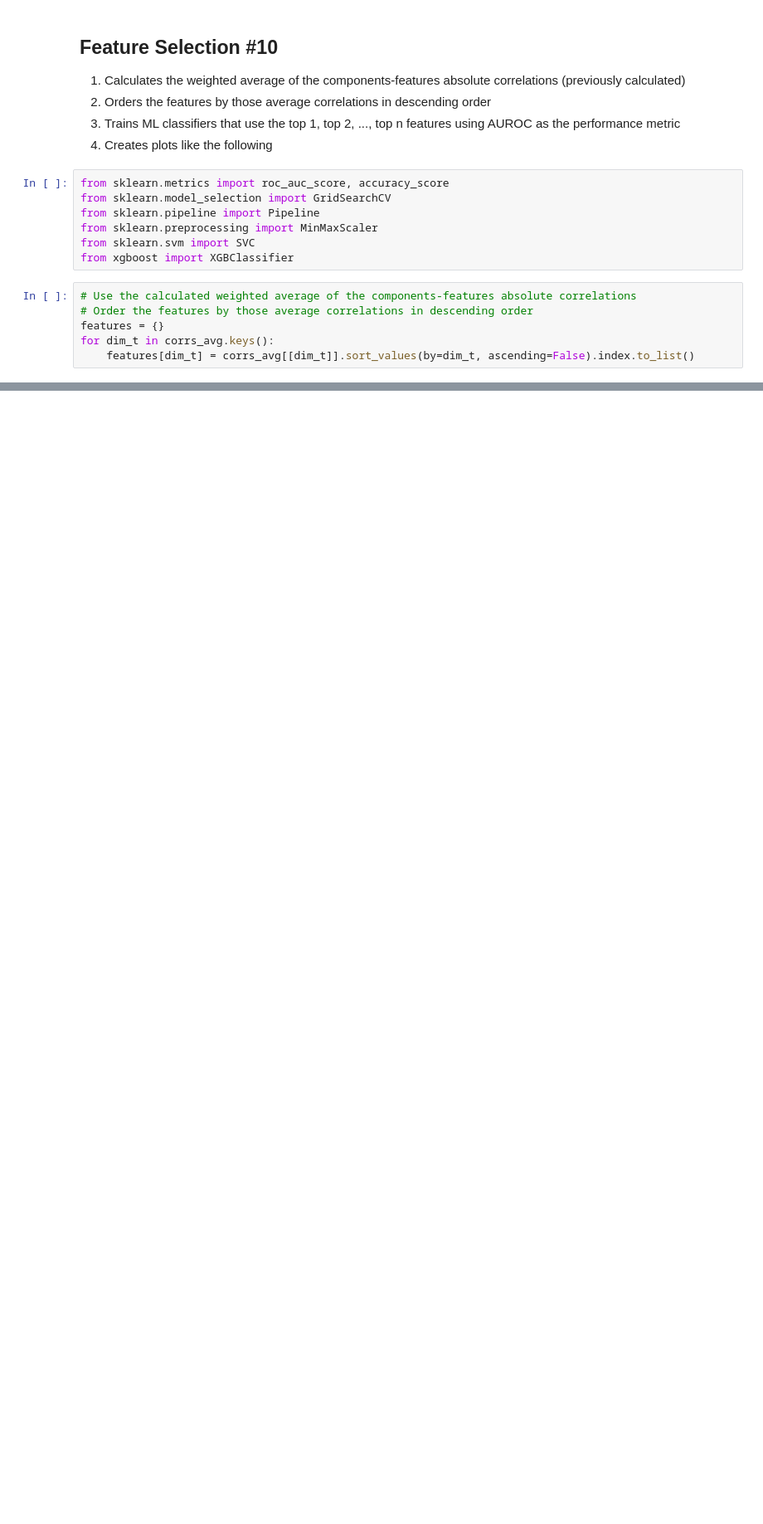
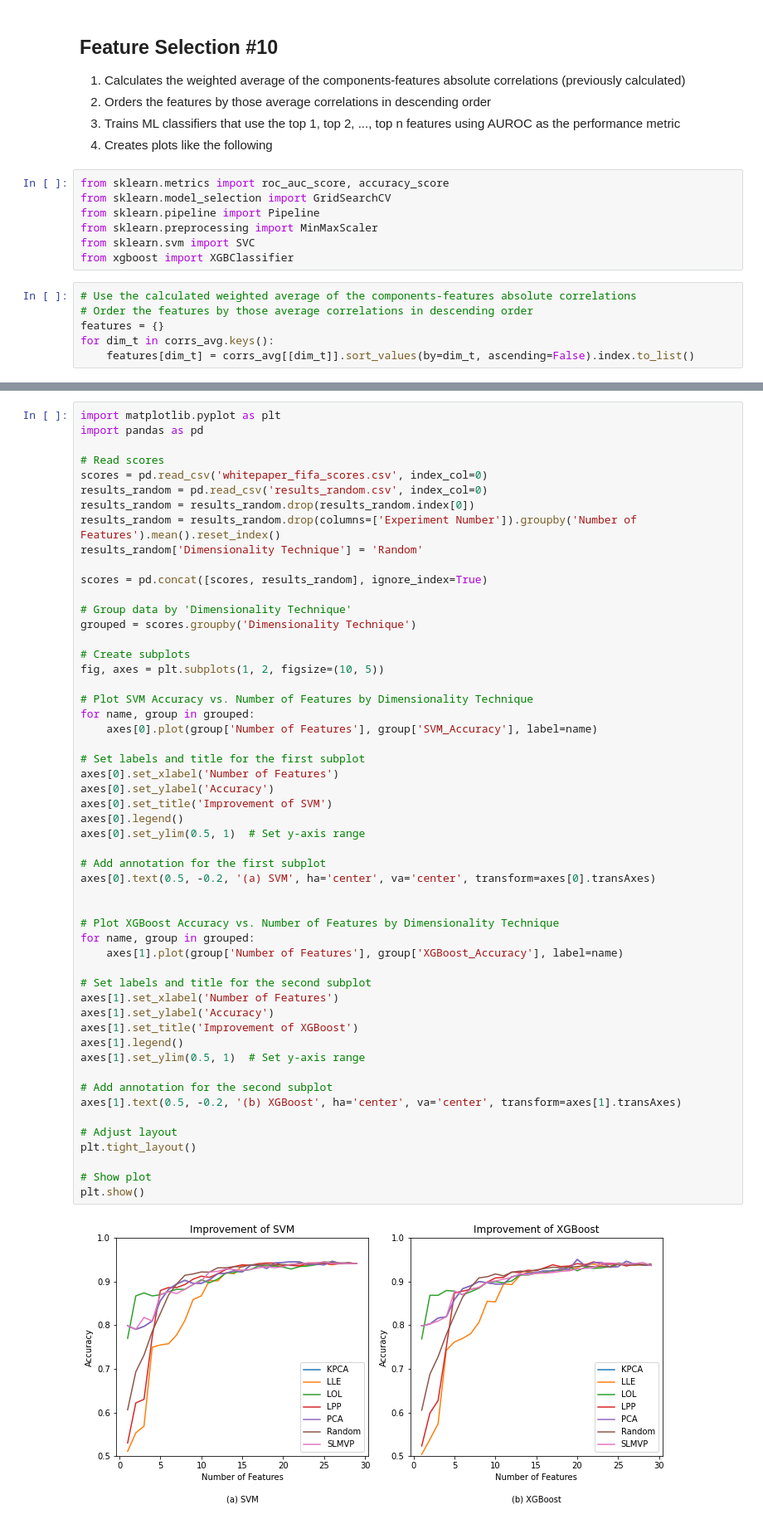
Before and after one commit to miguelangel43/Dimensionality-Reduction-Masters-Thesis, a Jupyter notebook: whitepaper.ipynb, the cells around one changed output, grey strips where cells are left out. Shown: that part at 83% size. Saved outputs shown, nothing was run; the diff lists cells and outputs as text; blank space fills up the shorter version.

Commit message:
features selection plots

```diff
--- a/whitepaper.ipynb
+++ b/whitepaper.ipynb
@@ -287,0 +331,55 @@ IndexError: index 28 is out of bounds for axis 1 with size 1
+# %%
+import matplotlib.pyplot as plt
+import pandas as pd
+
+# Read scores
+scores = pd.read_csv('whitepaper_fifa_scores.csv', index_col=0)
+results_random = pd.read_csv('results_random.csv', index_col=0)
+results_random = results_random.drop(results_random.index[0])
+results_random = results_random.drop(columns=['Experiment Number']).groupby('Number of Features').mean().reset_index()
+results_random['Dimensionality Technique'] = 'Random'
+
+scores = pd.concat([scores, results_random], ignore_index=True)
+
+# Group data by 'Dimensionality Technique'
+grouped = scores.groupby('Dimensionality Technique')
+
+# Create subplots
+fig, axes = plt.subplots(1, 2, figsize=(10, 5))
+
+# Plot SVM Accuracy vs. Number of Features by Dimensionality Technique
+for name, group in grouped:
+    axes[0].plot(group['Number of Features'], group['SVM_Accuracy'], label=name)
+
+# Set labels and title for the first subplot
+axes[0].set_xlabel('Number of Features')
+axes[0].set_ylabel('Accuracy')
+axes[0].set_title('Improvement of SVM')
+axes[0].legend()
+axes[0].set_ylim(0.5, 1)  # Set y-axis range
+
+# Add annotation for the first subplot
+axes[0].text(0.5, -0.2, '(a) SVM', ha='center', va='center', transform=axes[0].transAxes)
+
+
+# Plot XGBoost Accuracy vs. Number of Features by Dimensionality Technique
+for name, group in grouped:
+    axes[1].plot(group['Number of Features'], group['XGBoost_Accuracy'], label=name)
+
+# Set labels and title for the second subplot
+axes[1].set_xlabel('Number of Features')
+axes[1].set_ylabel('Accuracy')
+axes[1].set_title('Improvement of XGBoost')
+axes[1].legend()
+axes[1].set_ylim(0.5, 1)  # Set y-axis range
+
+# Add annotation for the second subplot
+axes[1].text(0.5, -0.2, '(b) XGBoost', ha='center', va='center', transform=axes[1].transAxes)
+
+# Adjust layout
+plt.tight_layout()
+
+# Show plot
+plt.show()
+# %% [output]
+[figure, added]
```
Also changed, not shown: parts of 11 cells of this notebook.
